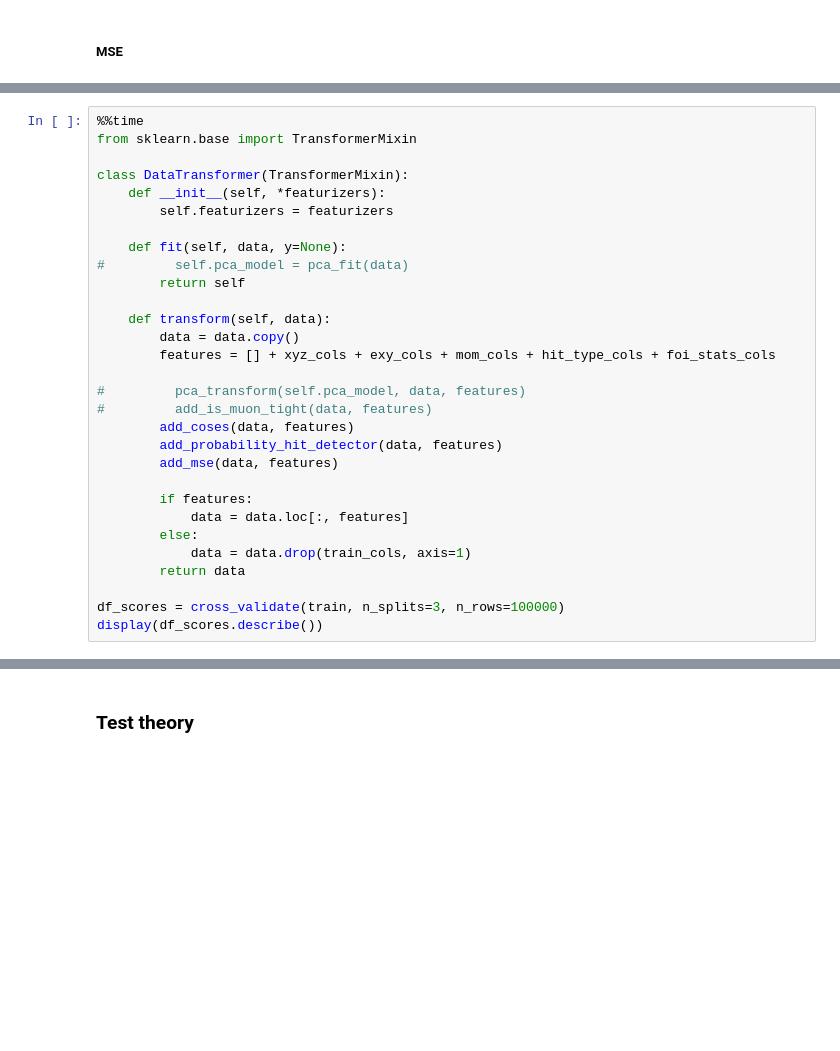
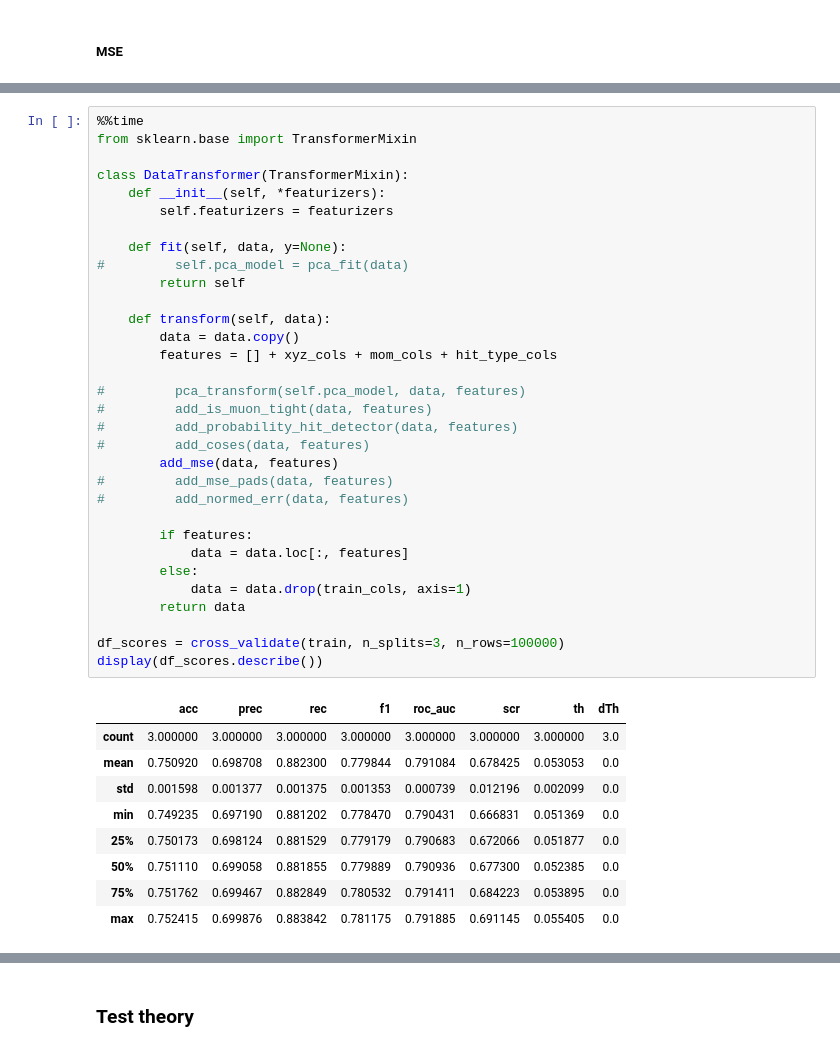
Before and after one commit to almaslov/idao2019, a Jupyter notebook: 06_scratches.ipynb, the cells around one changed output, grey strips where cells are left out. Drawn from its saved outputs; the diff is of its cells as text; blank space fills up the shorter version.

```diff
--- a/06_scratches.ipynb
+++ b/06_scratches.ipynb
@@ -330,30 +394,42 @@ def add_mse(data, features):
 # %%
 %%time
 from sklearn.base import TransformerMixin
 
 class DataTransformer(TransformerMixin):
     def __init__(self, *featurizers):
         self.featurizers = featurizers
 
     def fit(self, data, y=None):
 #         self.pca_model = pca_fit(data)
         return self
 
     def transform(self, data):
         data = data.copy()
-        features = [] + xyz_cols + exy_cols + mom_cols + hit_type_cols + foi_stats_cols
+        features = [] + xyz_cols + mom_cols + hit_type_cols
 
 #         pca_transform(self.pca_model, data, features)
 #         add_is_muon_tight(data, features)
-        add_coses(data, features)
-        add_probability_hit_detector(data, features)
+#         add_probability_hit_detector(data, features)
+#         add_coses(data, features)
         add_mse(data, features)
+#         add_mse_pads(data, features)
+#         add_normed_err(data, features)
 
         if features:
             data = data.loc[:, features]
         else:
             data = data.drop(train_cols, axis=1)
         return data
 
 df_scores = cross_validate(train, n_splits=3, n_rows=100000)
 display(df_scores.describe())
+# %% [output]
+|  | acc | prec | rec | f1 | roc_auc | scr | th | dTh |
+| count | 3.000000 | 3.000000 | 3.000000 | 3.000000 | 3.000000 | 3.000000 | 3.000000 | 3.0 |
+| mean | 0.750920 | 0.698708 | 0.882300 | 0.779844 | 0.791084 | 0.678425 | 0.053053 | 0.0 |
+| std | 0.001598 | 0.001377 | 0.001375 | 0.001353 | 0.000739 | 0.012196 | 0.002099 | 0.0 |
+| min | 0.749235 | 0.697190 | 0.881202 | 0.778470 | 0.790431 | 0.666831 | 0.051369 | 0.0 |
+| 25% | 0.750173 | 0.698124 | 0.881529 | 0.779179 | 0.790683 | 0.672066 | 0.051877 | 0.0 |
+| 50% | 0.751110 | 0.699058 | 0.881855 | 0.779889 | 0.790936 | 0.677300 | 0.052385 | 0.0 |
+| 75% | 0.751762 | 0.699467 | 0.882849 | 0.780532 | 0.791411 | 0.684223 | 0.053895 | 0.0 |
+| max | 0.752415 | 0.699876 | 0.883842 | 0.781175 | 0.791885 | 0.691145 | 0.055405 | 0.0 |
```
Also changed, not shown: parts of 9 cells of this notebook, 1 other file.
